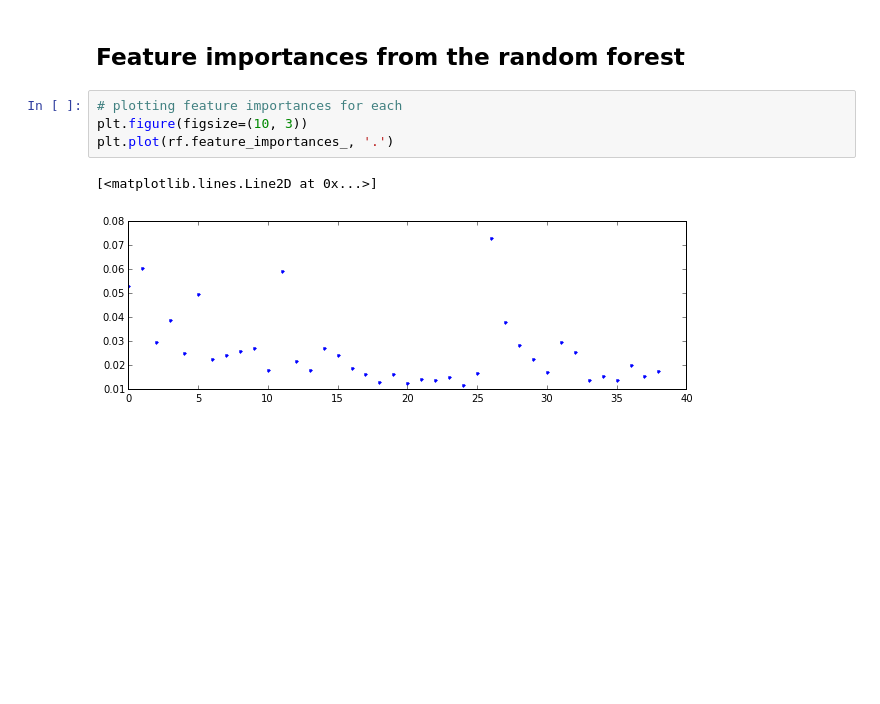
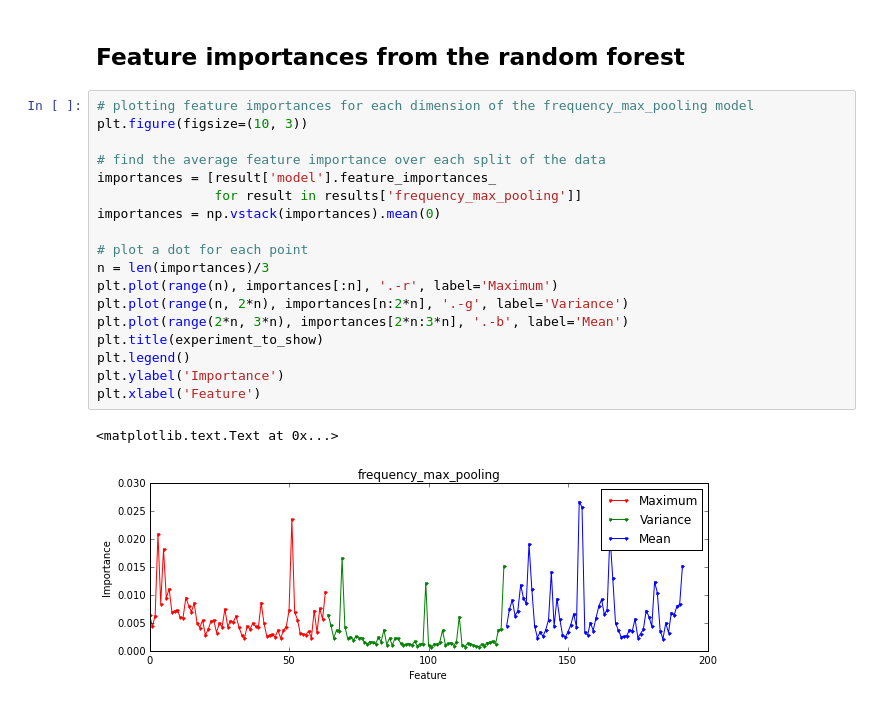
Before and after one commit to mdfirman/CityNet, a Jupyter notebook: notebooks/core/features_evaluation.ipynb, the cells around one changed output. Cells and saved outputs as stored; diff of their text form; blank space fills up the shorter version.

```diff
--- a/notebooks/core/features_evaluation.ipynb
+++ b/notebooks/core/features_evaluation.ipynb
@@ -335,9 +381,23 @@ plot_confusion_matrix(cm,
 # %% [markdown]
 ## Feature importances from the random forest
-# %%
-# plotting feature importances for each
-plt.figure(figsize=(10, 3))
-plt.plot(rf.feature_importances_, '.')
-# %% [output]
-[<matplotlib.lines.Line2D at 0x...>]
-[figure, removed]
+# %%
+# plotting feature importances for each dimension of the frequency_max_pooling model
+plt.figure(figsize=(10, 3))
+
+# find the average feature importance over each split of the data
+importances = [result['model'].feature_importances_
+               for result in results['frequency_max_pooling']]
+importances = np.vstack(importances).mean(0)
+
+# plot a dot for each point
+n = len(importances)/3
+plt.plot(range(n), importances[:n], '.-r', label='Maximum')
+plt.plot(range(n, 2*n), importances[n:2*n], '.-g', label='Variance')
+plt.plot(range(2*n, 3*n), importances[2*n:3*n], '.-b', label='Mean')
+plt.title(experiment_to_show)
+plt.legend()
+plt.ylabel('Importance')
+plt.xlabel('Feature')
+# %% [output]
+<matplotlib.text.Text at 0x...>
+[figure, added]
```
Also changed, not shown: parts of 11 cells of this notebook, 2 other files.
